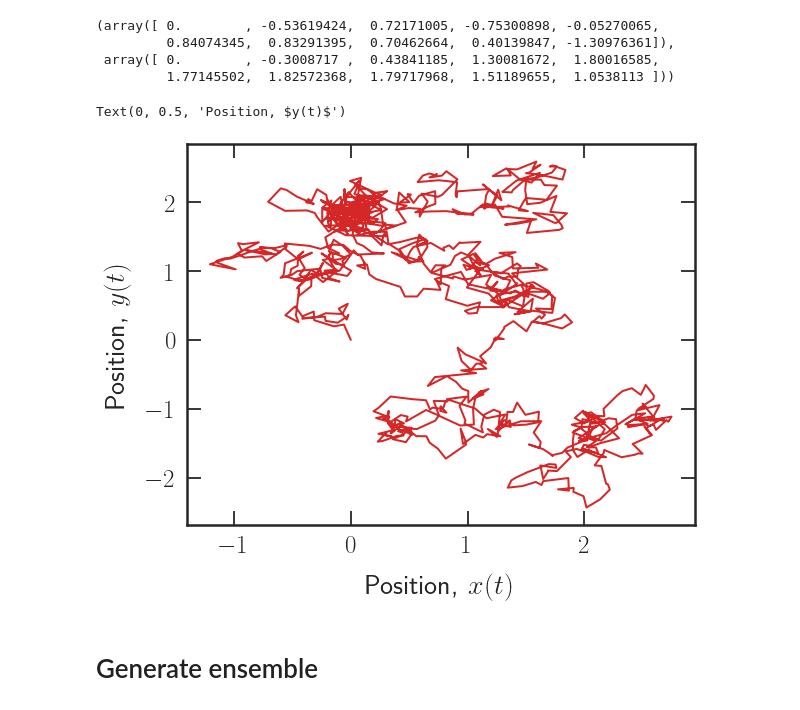
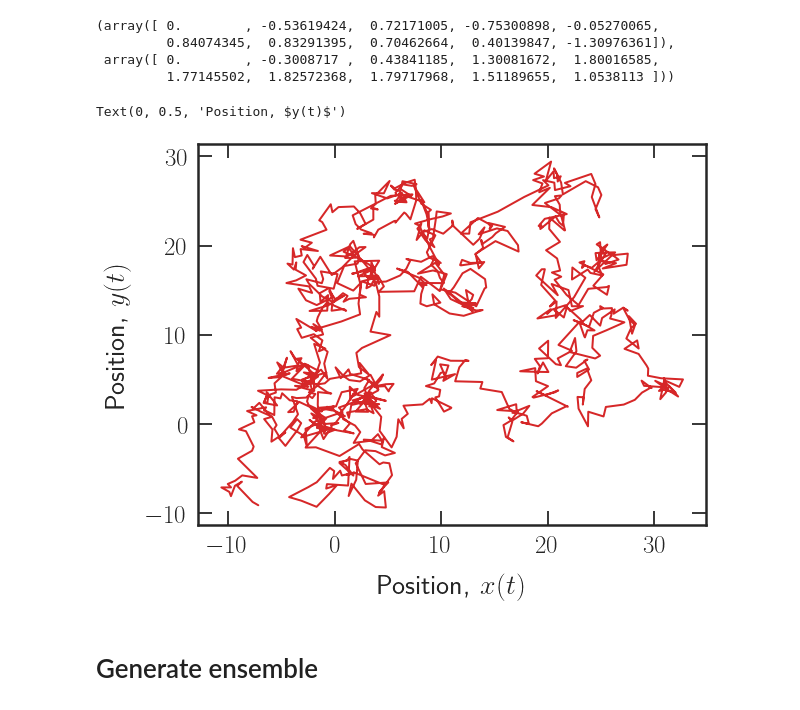
Before and after one commit to lgaalves/CombModel, a Jupyter notebook: notebooks/01_fbm.ipynb, the cells around one changed output. Saved outputs shown, nothing was run; the diff lists cells and outputs as text; code cells hidden in the pictures.

```diff
--- a/notebooks/01_fbm.ipynb
+++ b/notebooks/01_fbm.ipynb
@@ -132,14 +135,14 @@ langevin_fbn(x0=0,y0=0,betax=1,betay=1,hurstx=0.05,hursty=0.95,tmax=10,disable_t
  array([ 0.        , -0.3008717 ,  0.43841185,  1.30081672,  1.80016585,
          1.77145502,  1.82572368,  1.79717968,  1.51189655,  1.0538113 ]))
 # %%
-x,y=langevin_fbn(0,0,0.1,0.1,0.5,0.5,10**3,disable_tqdm=True)
+x,y=langevin_fbn(x0=0,y0=0,betax=1,betay=1,hurstx=0.5,hursty=0.5,tmax=1000,disable_tqdm=True)
 f, ax = plt.subplots(nrows=1, ncols=1, figsize=(9.1,7))
 ax.plot(x,y,color='#D62728',markersize=0,linewidth=2)
 ax.set_xlabel(r'Position, $x(t)$')
 ax.set_ylabel(r'Position, $y(t)$')
 # %% [output]
 Text(0, 0.5, 'Position, $y(t)$')
-[figure, old version]
+[figure, new version]
 # %% [markdown]
 # Generate ensemble
 # %%
```
Also changed, not shown: parts of 3 cells of this notebook, 2 other files.
